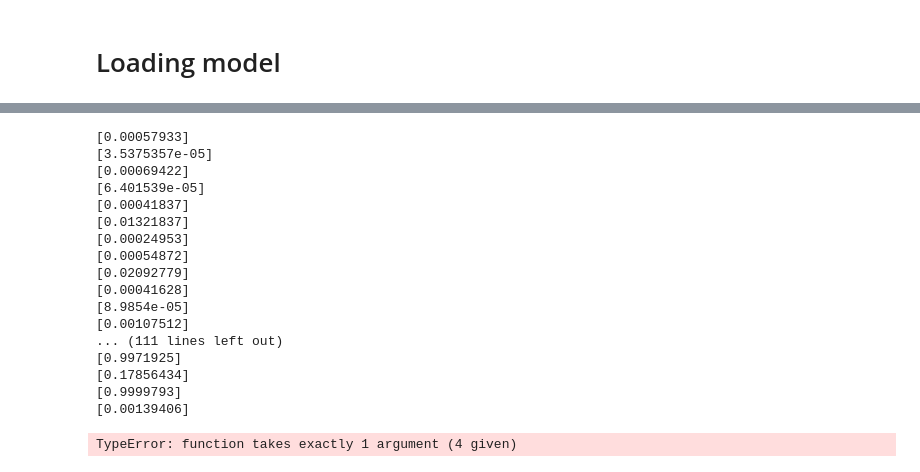
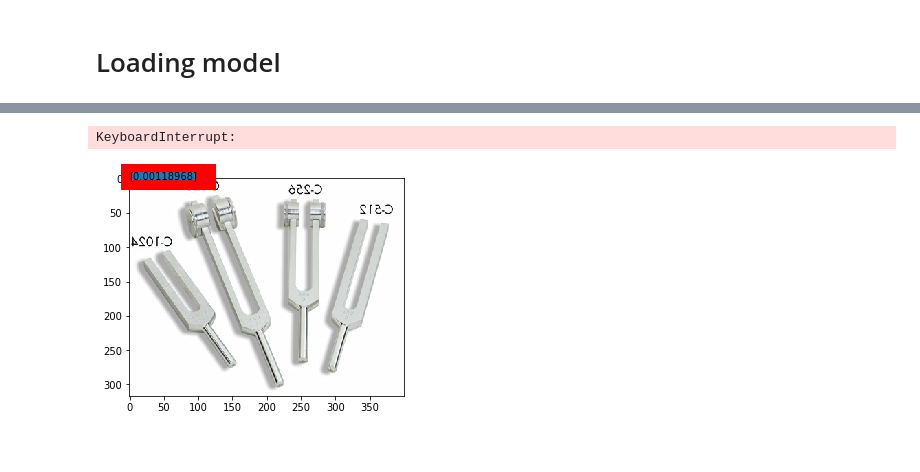
Before and after one commit to lorenzo-stacchio/You-Only-Crop-Faces, a Jupyter notebook: face_classifier_BN.ipynb, the cells around one changed output, grey strips where cells are left out. Saved outputs shown, nothing was run; the diff lists cells and outputs as text; code cells hidden in the pictures.

```diff
--- a/face_classifier_BN.ipynb
+++ b/face_classifier_BN.ipynb
@@ -259,7 +304,7 @@ plt.show()
 # Loading model
 # %%
 darknetv2 = Sequential()
-darknetv2.add(InputLayer(input_shape=(IMG_SIZE,IMG_SIZE,3)))
+darknetv2.add(InputLayer(input_shape=(IMG_SIZE,IMG_SIZE,1)))
 darknetv2.add(Conv2D(64,3, strides=(1,1), padding = "same"))
 darknetv2.add(BatchNormalization())
 darknetv2.add(LeakyReLU(alpha=0.1))
@@ -334,7 +379,7 @@ darknetv2.add(Dense(512, activation = "relu"))
 darknetv2.add(Dense(512, activation = "relu"))
 darknetv2.add(Dense(1, activation = "sigmoid"))
 # %%
-darknetv2.load_weights("face_classifier_BN.h5")
+darknetv2.load_weights("face_classifier_BN_GRAYSCALE.h5")
 darknetv2.compile(optimizer=Adam(lr = 1e-4), loss="binary_crossentropy", metrics=["accuracy"])
 # %%
 test_datagen = ImageDataGenerator(rescale=1./255)
@@ -346,6 +391,7 @@ test_generator = test_datagen.flow_from_dataframe(
             y_col="face",
             class_mode="raw",
             shuffle=False,
+            color_mode = 'grayscale',
             target_size=(IMG_SIZE, IMG_SIZE),
             batch_size=BATCH_SIZE)
 
@@ -369,44 +415,21 @@ img.show()
 # %%
 count = 0
 for el in zip(pred,test_generator.labels,test_generator.filenames):
     count = count +1
     print(count) if count % 1000 == 0 else 0
-    if el[1] == 1:
-        #print(el)
-        img = Image.open(el[2])
-        img1 = ImageDraw.Draw(img)
-        font = ImageFont.truetype("arial.ttf", 50)
-        # get a drawing context
-        # draw text, half opacity
-        img1.text((0,0), str(el[0]), font = font,fill=(0,0,0,0))
-        #img.show()
-        img.save("./dataset/FACE_CLASSIFIER/results/output"+ str(count) + ".jpg")
-    elif el[1] == 0:
-        print(el[0])
-        img = Image.open(el[2])
-        img1 = ImageDraw.Draw(img)
-        font = ImageFont.truetype("arial.ttf", 50)
-        # get a drawing context
-        # draw text, half opacity
-        img1.text((0,0), str(el[0]), font = font,fill=(0,0,0,0))
-        #img.show()
-        img.save("./dataset/FACE_CLASSIFIER/results/output"+ str(count) + ".jpg")
+    #print(el)
+    img = Image.open(el[2])
+    plt.imshow(img)
+    #img1 = ImageDraw.Draw(img)
+    plt.text(0, 0, str(el[0]), bbox=dict(fill=True, edgecolor='red', linewidth=10))
+    #font = ImageFont.truetype(50,encoding="unic")
+    #text_width, text_height = font.getsize(str(el[0]))
+    # get a drawing context
+    # draw text, half opacity
+    #img1.text((0,0), str(el[0]), font = font, fill=(0,0,0,0))
+    #img.show()
+    #plt.show()
+    plt.savefig("/home/lorenzo.stacchio/ML/Machine_learning_project/dataset/results/output"+ str(count) + ".png")
 # %% [output]
-[0.00057933]
-[3.5375357e-05]
-[0.00069422]
-[6.401539e-05]
-[0.00041837]
-[0.01321837]
-[0.00024953]
-[0.00054872]
-[0.02092779]
-[0.00041628]
-[8.9854e-05]
-[0.00107512]
-... (111 lines left out)
-[0.9971925]
-[0.17856434]
-[0.9999793]
-[0.00139406]
+KeyboardInterrupt:
-TypeError: function takes exactly 1 argument (4 given)
+[figure, added]
```
Also changed, not shown: parts of 17 cells of this notebook, 9 other files.
